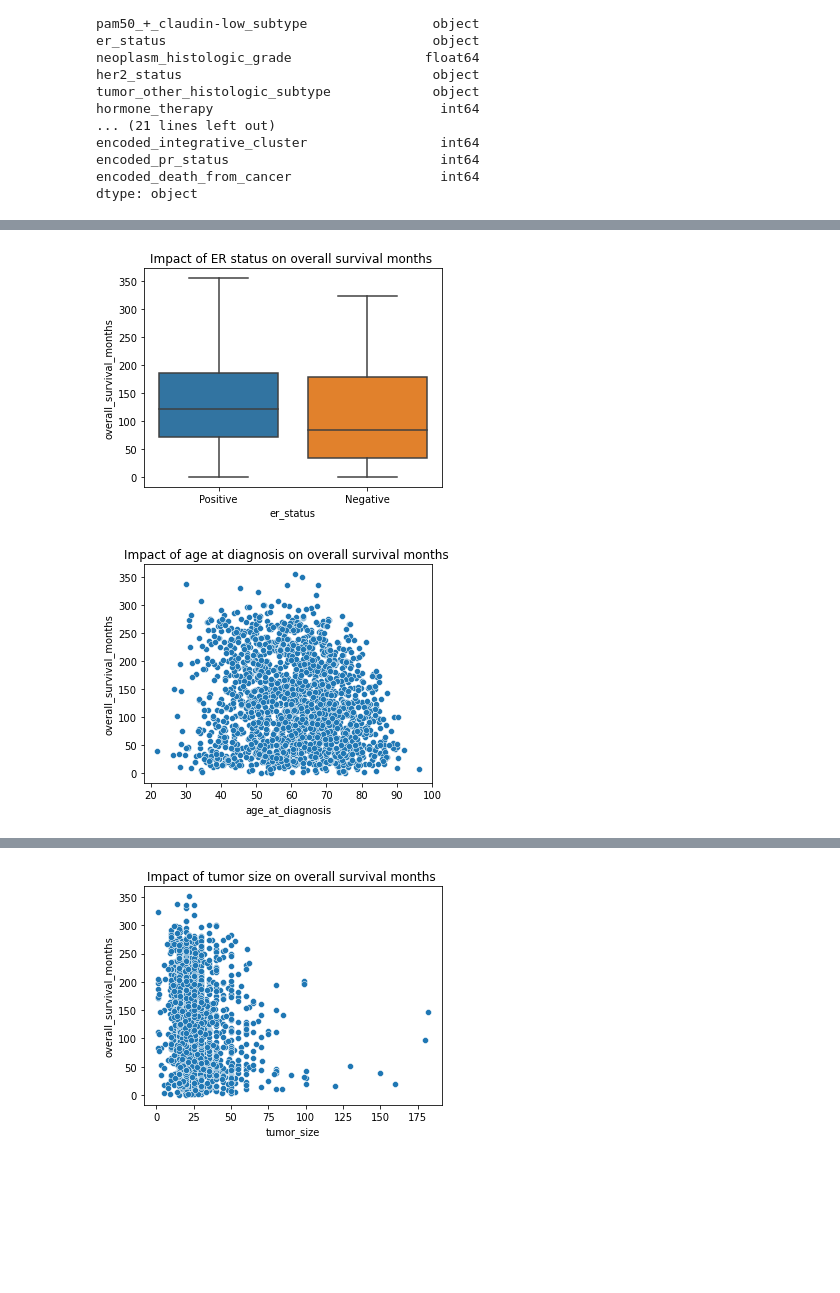
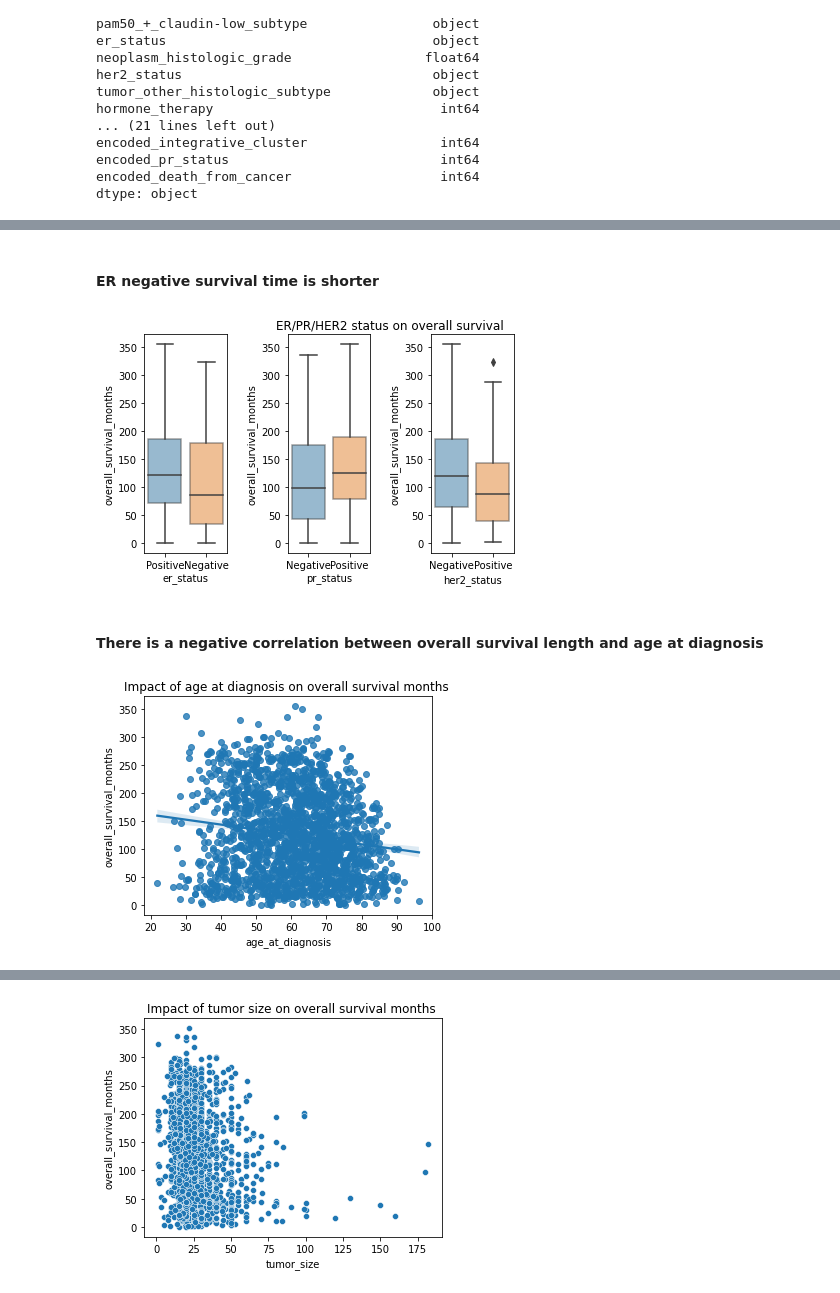
Before and after one commit to eugkik/Breast_Cancer_Study, a Jupyter notebook: Data/CorrelationAnalysisAndFeatureSelection.ipynb, the cells around one changed output, grey strips where cells are left out. Drawn from its saved outputs; the diff is of its cells as text; code cells hidden in the pictures; blank space fills up the shorter version.

```diff
--- a/Data/CorrelationAnalysisAndFeatureSelection.ipynb
+++ b/Data/CorrelationAnalysisAndFeatureSelection.ipynb
@@ -210,21 +222,27 @@ plt.show()
+# %% [markdown]
+#### ER negative survival time is shorter
 # %%
-# example, ER status, negative has shorter survival
-plt.figure(figsize=(5, 4))
-sns.boxplot(x="er_status", y="overall_survival_months", data=df_clinical)
-plt.title('Impact of ER status on overall survival months ')
+# example, ER, PR and HER2 status
+fig, axes = plt.subplots(1, 3)
+sns.boxplot(x="er_status", y="overall_survival_months", data=df_clinical, orient='v', boxprops=dict(alpha=.5),ax=axes[0])
+sns.boxplot(x="pr_status", y="overall_survival_months", data=df_clinical, orient='v', boxprops=dict(alpha=.5),ax=axes[1])
+sns.boxplot(x="her2_status", y="overall_survival_months", data=df_clinical, orient='v', boxprops=dict(alpha=.5),ax=axes[2])
+plt.title('ER/PR/HER2 status on overall survival',x=-0.5)
 plt.tight_layout()
-plt.savefig('../OutputPlot/ER_status.pdf')
+plt.savefig('../OutputPlot/ER_PR_HER2_status.pdf')
 plt.show()
 # %% [output]
-[figure, old version]
+[figure, new version]
+# %% [markdown]
+#### There is a negative correlation between overall survival length and age at diagnosis
 # %%
-# example, ER status, negative has shorter survival
+# example, age at diagnoss
 plt.figure(figsize=(5, 4))
-sns.scatterplot(x="age_at_diagnosis", y="overall_survival_months", data=df_clinical)
+sns.regplot(x="age_at_diagnosis", y="overall_survival_months", data=df_clinical)
 plt.title('Impact of age at diagnosis on overall survival months ')
 plt.tight_layout()
 plt.savefig('../OutputPlot/AgeAtDiagnosis.pdf')
 plt.show()
 # %% [output]
-[figure, old version]
+[figure, new version]
 # %%
```
Also changed, not shown: parts of 11 cells of this notebook, 12 other files.
